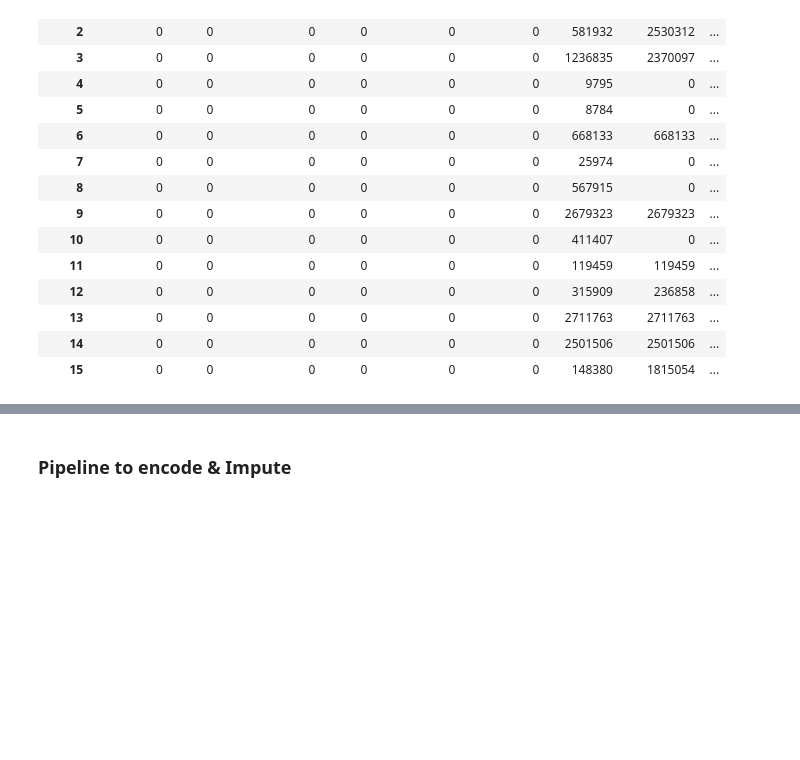
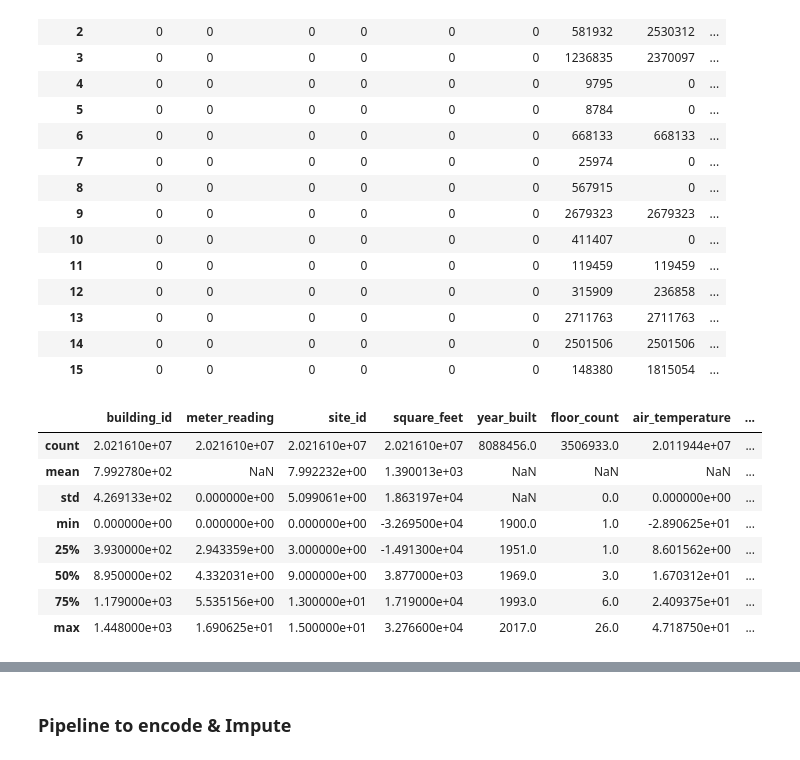
Before and after one commit to Luke-Gray/ASHRAE, a Jupyter notebook: Imputation & Encoding Pipeline.ipynb, the cells around one changed output, grey strips where cells are left out. Drawn from its saved outputs; the diff is of its cells as text; code cells hidden in the pictures; blank space fills up the shorter version.

```diff
--- a/Imputation & Encoding Pipeline.ipynb
+++ b/Imputation & Encoding Pipeline.ipynb
@@ -26,6 +26,4 @@ warnings.filterwarnings('ignore')
 import os
 os.environ['KMP_DUPLICATE_LIB_OK'] = 'True'
 # %%
-train = pd.read_csv('train_to_impute_1.csv')
+train = pd.read_csv('train_scaled', index_col=0)
-# %%
-train = train.iloc[:,1:]
@@ -50,3 +54,15 @@ train.groupby('site_id').apply(lambda group: group.isna().sum())
 | 13 | 0 | 0 | 0 | 0 | 0 | 0 | 2711763 | 2711763 | ... |
 | 14 | 0 | 0 | 0 | 0 | 0 | 0 | 2501506 | 2501506 | ... |
 | 15 | 0 | 0 | 0 | 0 | 0 | 0 | 148380 | 1815054 | ... |
+# %%
+train.describe()
+# %% [output]
+|  | building_id | meter_reading | site_id | square_feet | year_built | floor_count | air_temperature | ... |
+| count | 2.021610e+07 | 2.021610e+07 | 2.021610e+07 | 2.021610e+07 | 8088456.0 | 3506933.0 | 2.011944e+07 | ... |
+| mean | 7.992780e+02 | NaN | 7.992232e+00 | 1.390013e+03 | NaN | NaN | NaN | ... |
+| std | 4.269133e+02 | 0.000000e+00 | 5.099061e+00 | 1.863197e+04 | NaN | 0.0 | 0.000000e+00 | ... |
+| min | 0.000000e+00 | 0.000000e+00 | 0.000000e+00 | -3.269500e+04 | 1900.0 | 1.0 | -2.890625e+01 | ... |
+| 25% | 3.930000e+02 | 2.943359e+00 | 3.000000e+00 | -1.491300e+04 | 1951.0 | 1.0 | 8.601562e+00 | ... |
+| 50% | 8.950000e+02 | 4.332031e+00 | 9.000000e+00 | 3.877000e+03 | 1969.0 | 3.0 | 1.670312e+01 | ... |
+| 75% | 1.179000e+03 | 5.535156e+00 | 1.300000e+01 | 1.719000e+04 | 1993.0 | 6.0 | 2.409375e+01 | ... |
+| max | 1.448000e+03 | 1.690625e+01 | 1.500000e+01 | 3.276600e+04 | 2017.0 | 26.0 | 4.718750e+01 | ... |
```
Also changed, not shown: parts of 22 cells of this notebook.
